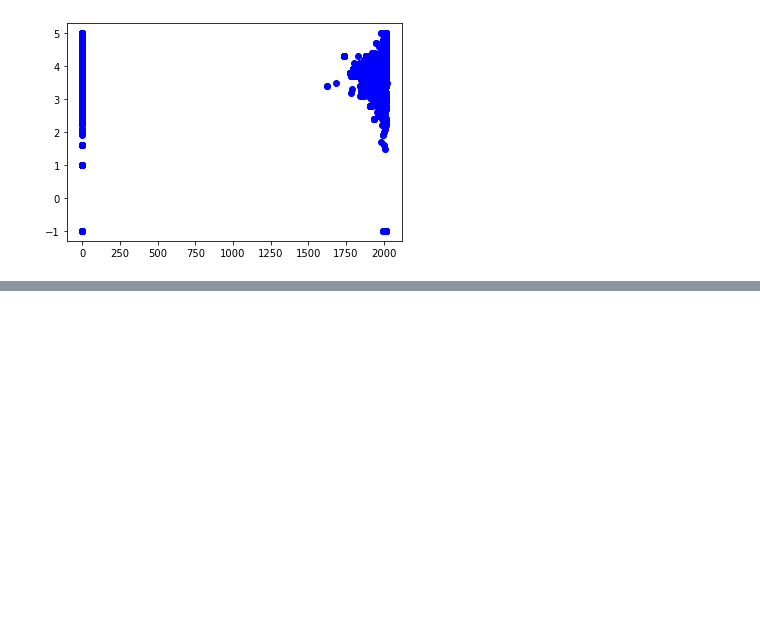
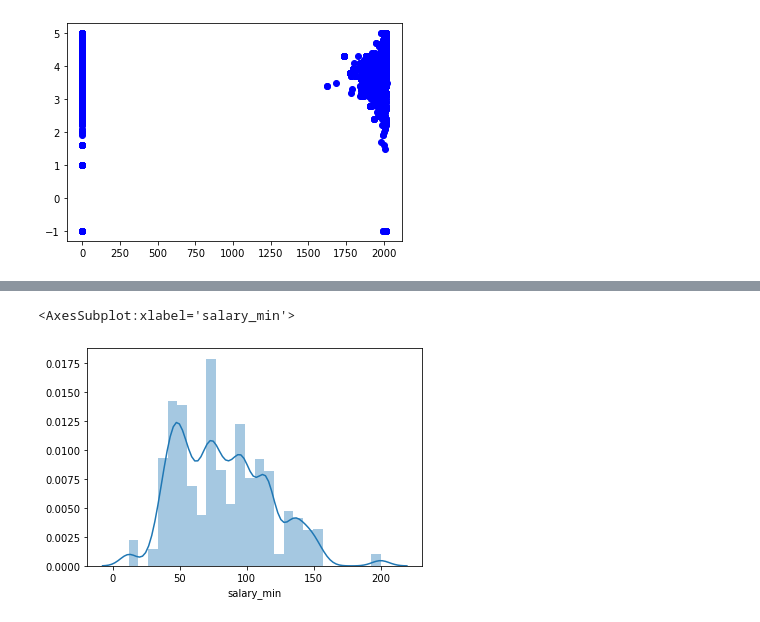
Before and after one commit to ranadheer314/DataAnalysis, a Jupyter notebook: SalaryAnalysis.ipynb, the cells around one changed output, grey strips where cells are left out. Drawn from its saved outputs; the diff is of its cells as text; code cells hidden in the pictures; blank space fills up the shorter version.

```diff
--- a/SalaryAnalysis.ipynb
+++ b/SalaryAnalysis.ipynb
@@ -91,0 +101,5 @@ plt.plot(data["Founded"],data["Rating"],'bo')
+# %%
+sns.distplot(data["salary_min"])
+# %% [output]
+<AxesSubplot:xlabel='salary_min'>
+[figure, added]
```
Also changed, not shown: parts of 4 cells of this notebook.
